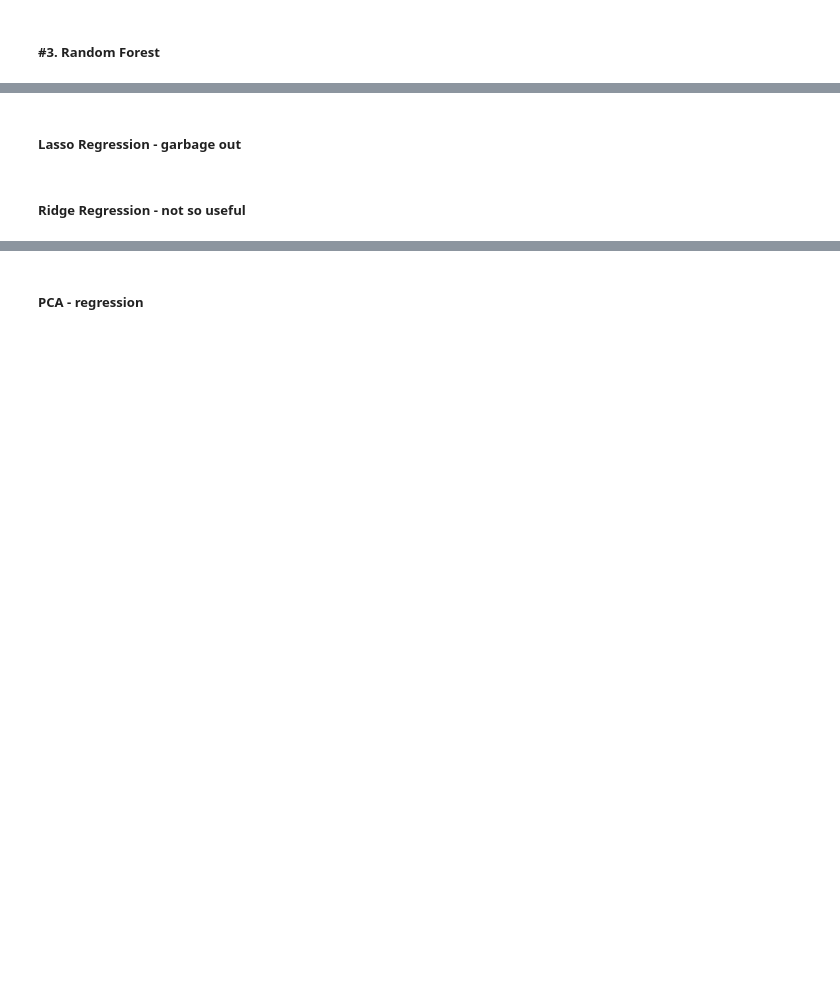
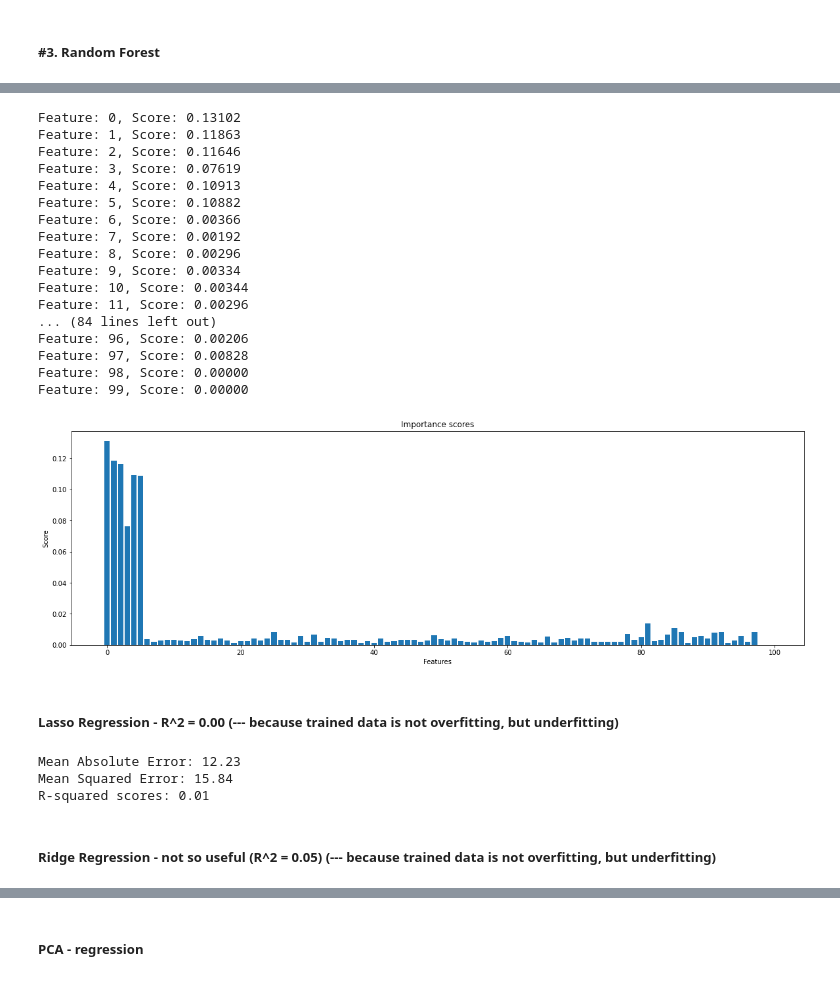
Before and after one commit to irenethebest/Flight_delay_prediction, a Jupyter notebook: modeling_Irene_ver3_testdata.ipynb, the cells around one changed output, grey strips where cells are left out. Drawn from its saved outputs; the diff is of its cells as text; code cells hidden in the pictures; blank space fills up the shorter version.

```diff
--- a/modeling_Irene_ver3_testdata.ipynb
+++ b/modeling_Irene_ver3_testdata.ipynb
@@ -455,3 +453,6 @@ X_transform = X_transform.join(test_sample)
 # %% [markdown]
 # To do forward regression for dimentionality reduction, we need to split the test set data in this step.
 And then change the columns of test set by dropping columns in the original x_transform data?
+# %%
+X_pred = X_transform[X_transform['Y'] == 1]
+X_transform = X_transform[X_transform['N'] == 1]
@@ -457,0 +479,2 @@ And then change the columns of test set by dropping columns in the original x_tr
+# %%
+y = y.dropna()
@@ -604,3 +632,38 @@ result = y_pred.tolist()
-# %% [markdown]
-##### Lasso Regression - garbage out
+# %%
+# Feature importance based on mean descrease in impurity
+importance = regr.feature_importances_
+# %%
+for i, v in enumerate(importance):
+    print ('Feature: %0d, Score: %.5f' % (i,v))
+
+# plot feature importance
+fig = plt.figure()
+# Figure size
+fig.set_size_inches(20, 6)
+plt.bar([x for x in range(len(importance))], importance)
+plt.xlabel('Features')
+plt.ylabel('Score')
+plt.title('Importance scores')
+plt.show()
+# %% [output]
+Feature: 0, Score: 0.13102
+Feature: 1, Score: 0.11863
+Feature: 2, Score: 0.11646
+Feature: 3, Score: 0.07619
+Feature: 4, Score: 0.10913
+Feature: 5, Score: 0.10882
+Feature: 6, Score: 0.00366
+Feature: 7, Score: 0.00192
+Feature: 8, Score: 0.00296
+Feature: 9, Score: 0.00334
+Feature: 10, Score: 0.00344
+Feature: 11, Score: 0.00296
+... (84 lines left out)
+Feature: 96, Score: 0.00206
+Feature: 97, Score: 0.00828
+Feature: 98, Score: 0.00000
+Feature: 99, Score: 0.00000
+[figure, added]
+# %% [markdown]
+##### Lasso Regression - R^2 = 0.00 (--- because trained data is not overfitting, but underfitting)
 # %%
@@ -611,5 +674,5 @@ y_pred = reg.predict(X_test)'''
 # %%
-'''# Mean absolute error (MAE)
+# Mean absolute error (MAE)
 mae = mean_absolute_error(y_test, y_pred)
 
 # Mean squared error (MSE)
@@ -620,9 +683,13 @@ r2 = r2_score(y_test, y_pred)
 
 print('Mean Absolute Error:', round(mae, 2))
 print('Mean Squared Error:', round(mse, 2))
-print('R-squared scores:', round(r2, 2))'''
+print('R-squared scores:', round(r2, 2))
+# %% [output]
+Mean Absolute Error: 12.23
+Mean Squared Error: 15.84
+R-squared scores: 0.01
 # %% [markdown]
-##### Ridge Regression - not so useful
+##### Ridge Regression - not so useful (R^2 = 0.05) (--- because trained data is not overfitting, but underfitting)
 # %%
 from sklearn import linear_model
 reg = linear_model.Ridge(alpha=.5)
```
Also changed, not shown: parts of 60 cells of this notebook, 1 other file.
